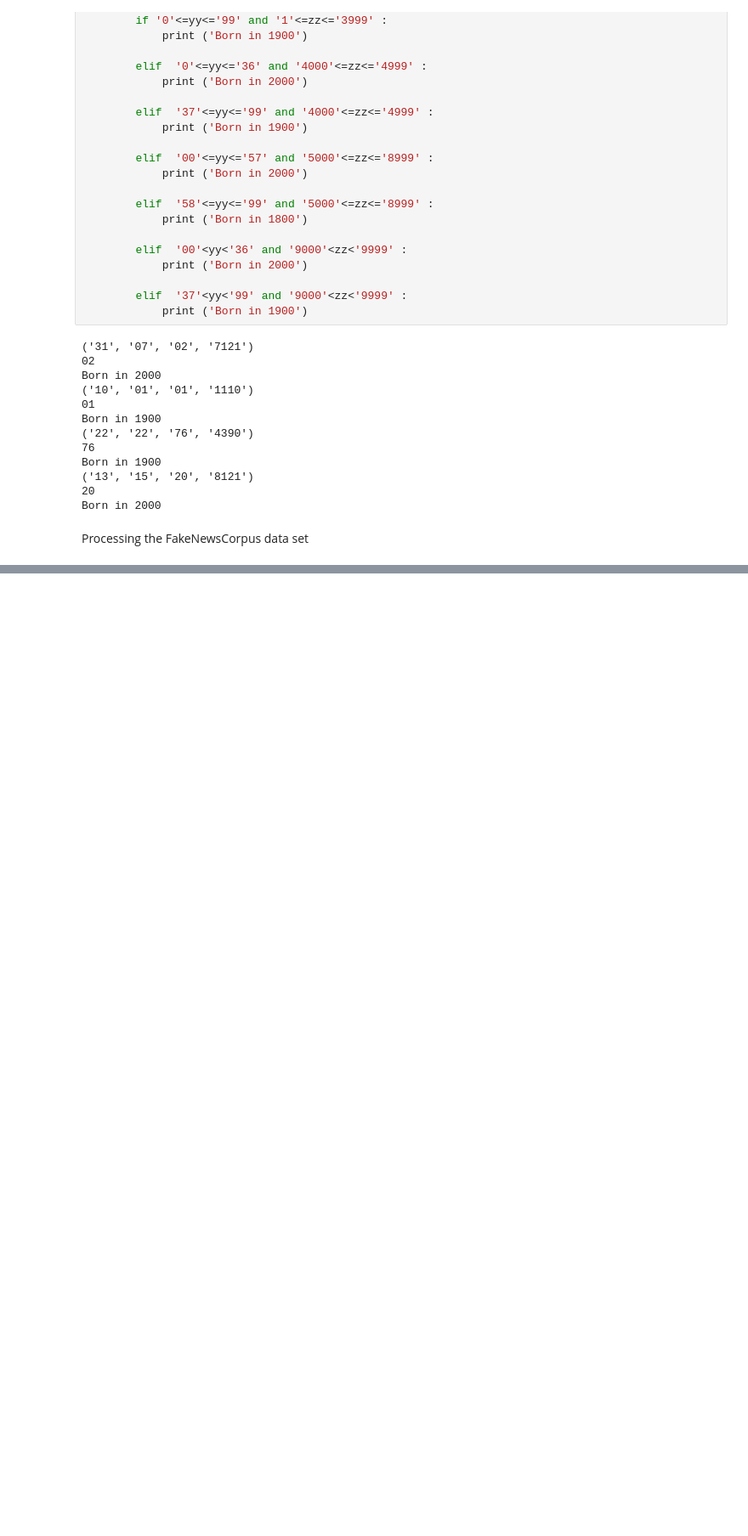
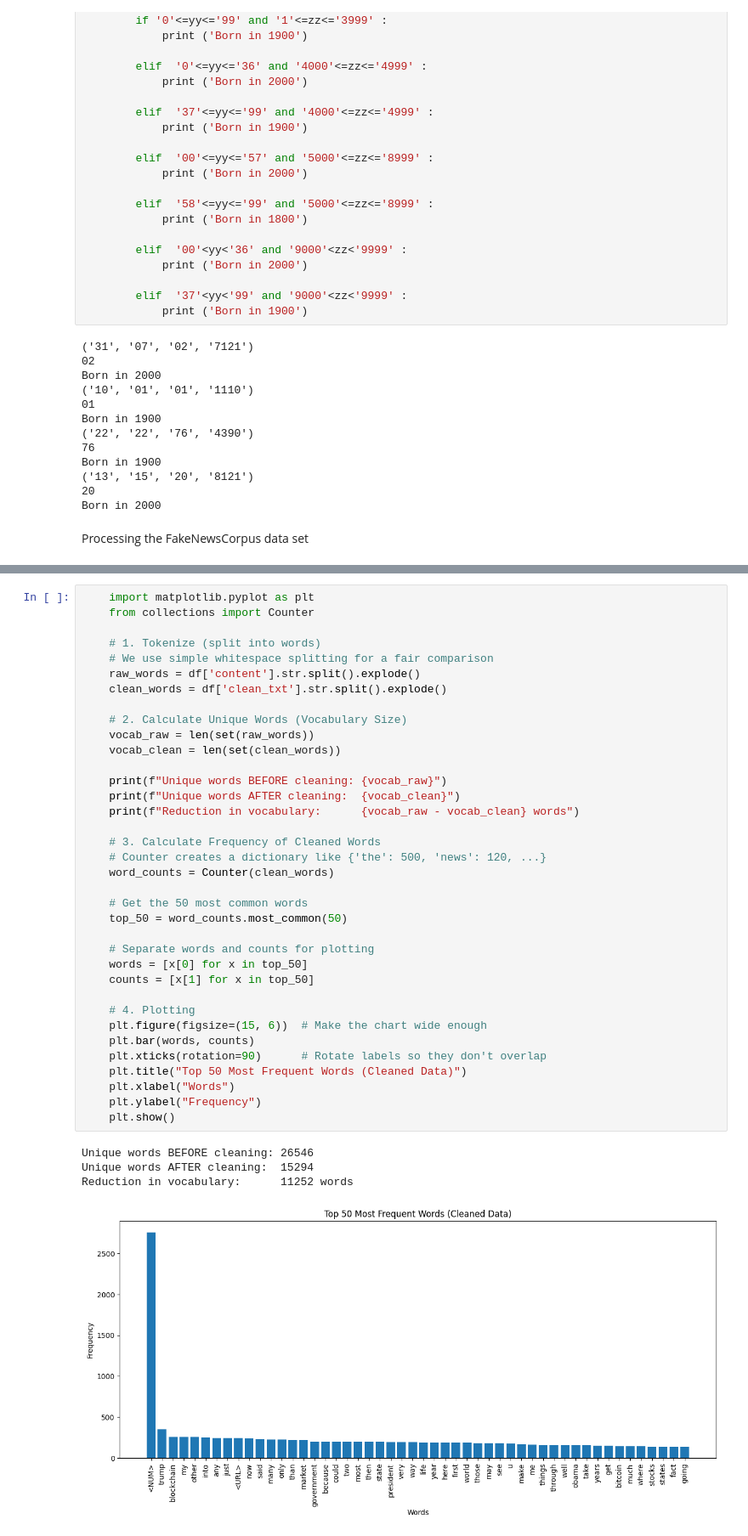
Before and after one commit to xitzkareem/ku3, a Jupyter notebook: GDS/as1/as1.ipynb, the cells around one changed output, grey strips where cells are left out. Shown at 85% size. Cells and saved outputs as stored; diff of their text form; blank space fills up the shorter version.

```diff
--- a/GDS/as1/as1.ipynb
+++ b/GDS/as1/as1.ipynb
@@ -101,2 +271,43 @@ df['clean_txt'] = clean_text(df['content'])
+# %%
+	import matplotlib.pyplot as plt
+	from collections import Counter
+
+	# 1. Tokenize (split into words)
+	# We use simple whitespace splitting for a fair comparison
+	raw_words = df['content'].str.split().explode()
+	clean_words = df['clean_txt'].str.split().explode()
+
+	# 2. Calculate Unique Words (Vocabulary Size)
+	vocab_raw = len(set(raw_words))
+	vocab_clean = len(set(clean_words))
+
+	print(f"Unique words BEFORE cleaning: {vocab_raw}")
+	print(f"Unique words AFTER cleaning:  {vocab_clean}")
+	print(f"Reduction in vocabulary:      {vocab_raw - vocab_clean} words")
+
+	# 3. Calculate Frequency of Cleaned Words
+	# Counter creates a dictionary like {'the': 500, 'news': 120, ...}
+	word_counts = Counter(clean_words)
+
+	# Get the 50 most common words
+	top_50 = word_counts.most_common(50)
+
+	# Separate words and counts for plotting
+	words = [x[0] for x in top_50]
+	counts = [x[1] for x in top_50]
+
+	# 4. Plotting
+	plt.figure(figsize=(15, 6))  # Make the chart wide enough
+	plt.bar(words, counts)
+	plt.xticks(rotation=90)      # Rotate labels so they don't overlap
+	plt.title("Top 50 Most Frequent Words (Cleaned Data)")
+	plt.xlabel("Words")
+	plt.ylabel("Frequency")
+	plt.show()
+# %% [output]
+Unique words BEFORE cleaning: 26546
+Unique words AFTER cleaning:  15294
+Reduction in vocabulary:      11252 words
+[figure, added]
 # %%
 #Replacing number with <NUM>
```
Also changed, not shown: parts of 15 cells of this notebook.
